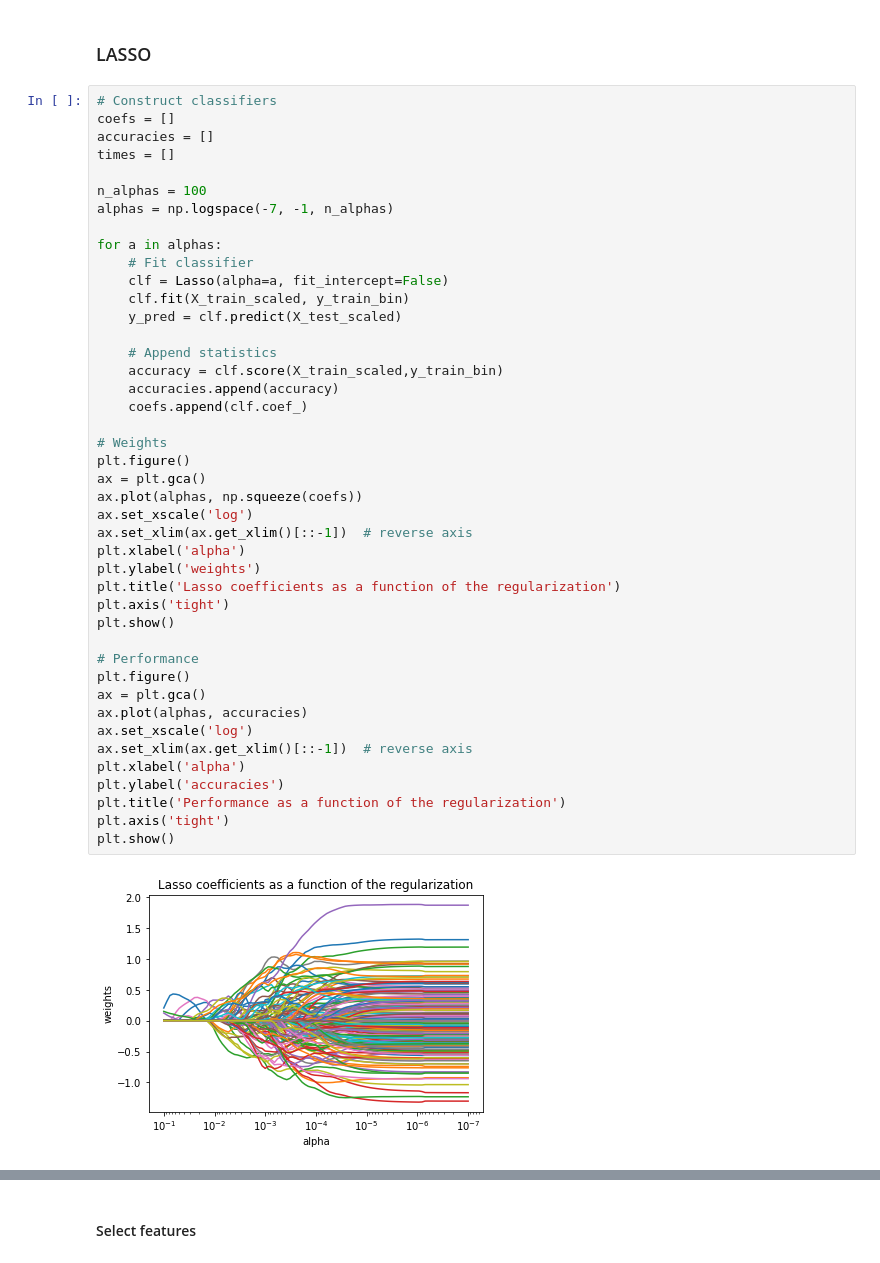
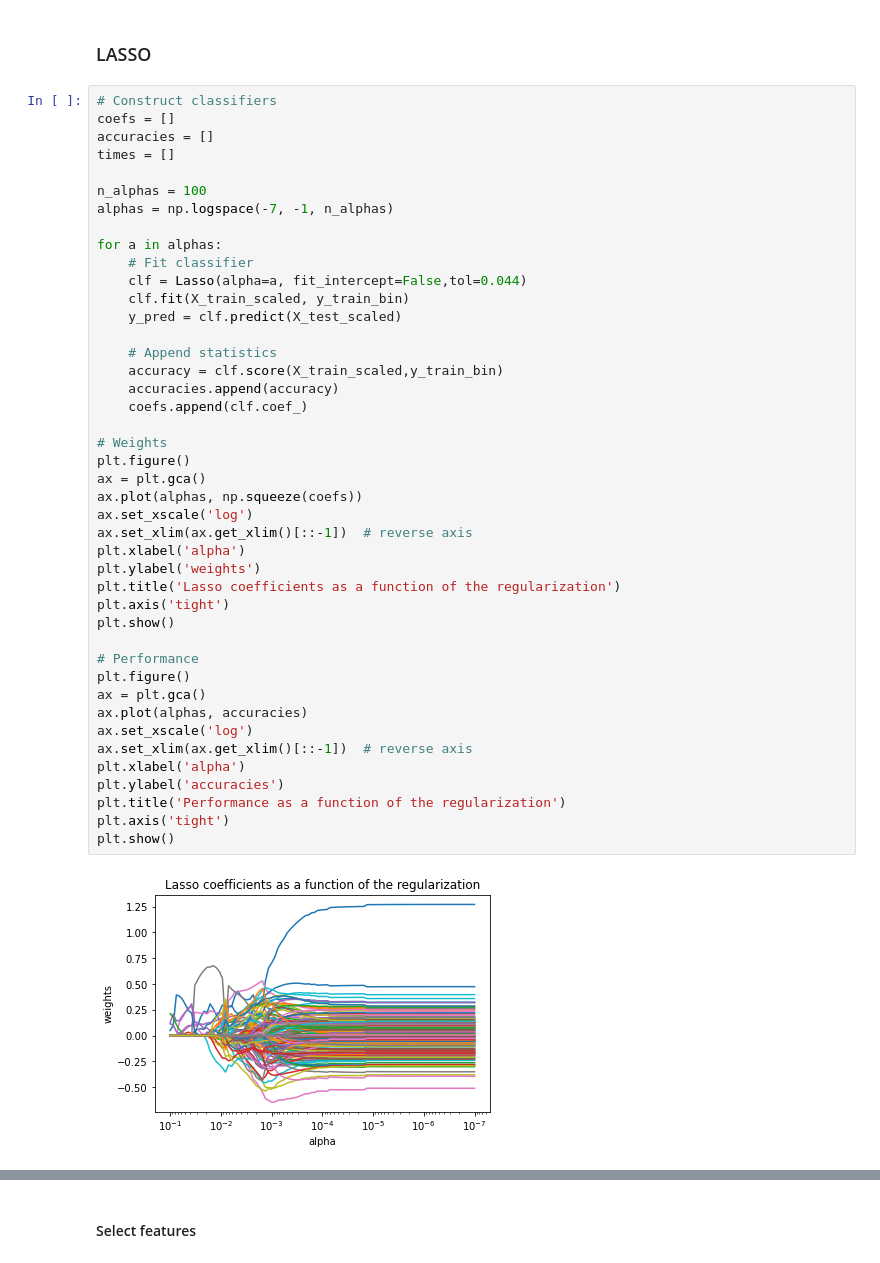
Before and after one commit to milouterbraak/TM12007---H-N-group-12, a Jupyter notebook: H&N_group_12.ipynb, the cells around one changed output, grey strips where cells are left out. Saved outputs shown, nothing was run; the diff lists cells and outputs as text.

```diff
--- a/H&N_group_12.ipynb
+++ b/H&N_group_12.ipynb
@@ -129,37 +129,37 @@ alphas = np.logspace(-7, -1, n_alphas)
 
 for a in alphas:
     # Fit classifier
-    clf = Lasso(alpha=a, fit_intercept=False)
+    clf = Lasso(alpha=a, fit_intercept=False,tol=0.044)
     clf.fit(X_train_scaled, y_train_bin)
     y_pred = clf.predict(X_test_scaled)
 
     # Append statistics
     accuracy = clf.score(X_train_scaled,y_train_bin)
     accuracies.append(accuracy)
     coefs.append(clf.coef_)
 
 # Weights
 plt.figure()
 ax = plt.gca()
 ax.plot(alphas, np.squeeze(coefs))
 ax.set_xscale('log')
 ax.set_xlim(ax.get_xlim()[::-1])  # reverse axis
 plt.xlabel('alpha')
 plt.ylabel('weights')
 plt.title('Lasso coefficients as a function of the regularization')
 plt.axis('tight')
 plt.show()
 
 # Performance
 plt.figure()
 ax = plt.gca()
 ax.plot(alphas, accuracies)
 ax.set_xscale('log')
 ax.set_xlim(ax.get_xlim()[::-1])  # reverse axis
 plt.xlabel('alpha')
 plt.ylabel('accuracies')
 plt.title('Performance as a function of the regularization')
 plt.axis('tight')
 plt.show()
 # %% [output]
-[figure, old version]
+[figure, new version]
```
Also changed, not shown: parts of 2 cells of this notebook.
